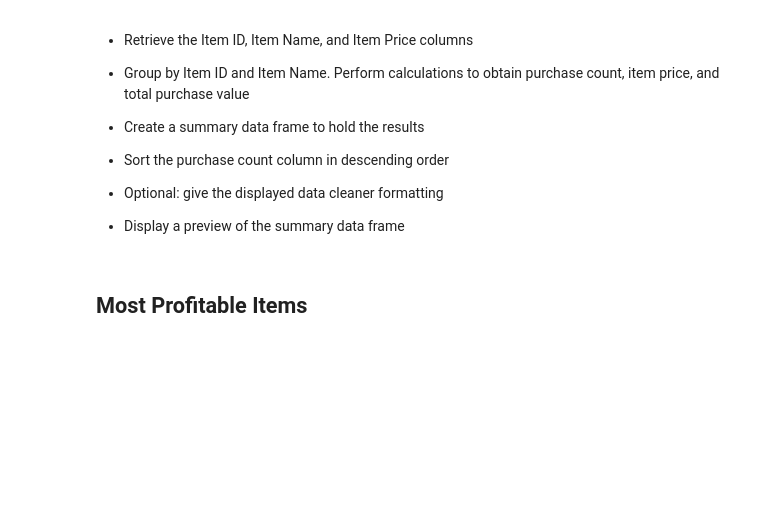
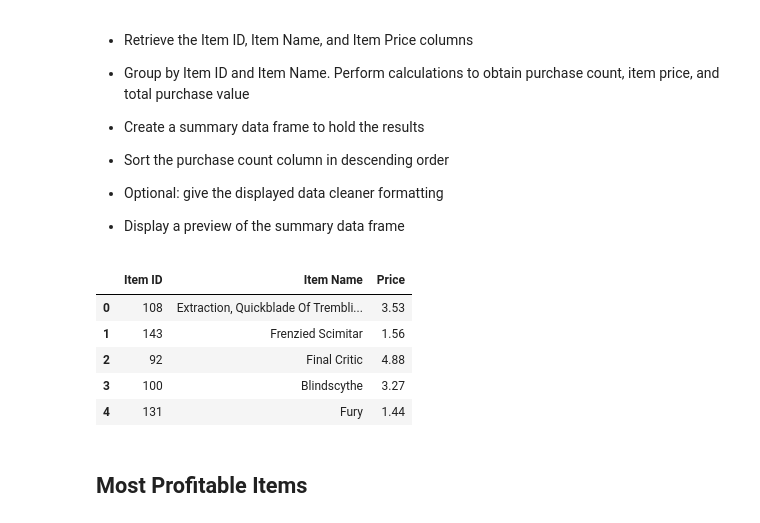
Before and after one commit to Agrattendick/Week-4-Homework, a Jupyter notebook: Instructions/HeroesOfPymoli/HeroesOfPymoli_starter.ipynb, the cells around one changed output. Drawn from its saved outputs; the diff is of its cells as text; code cells hidden in the pictures; blank space fills up the shorter version.

```diff
--- a/Instructions/HeroesOfPymoli/HeroesOfPymoli_starter.ipynb
+++ b/Instructions/HeroesOfPymoli/HeroesOfPymoli_starter.ipynb
@@ -421,6 +433,18 @@ topSpendersSummary[:5]
 
 
 * Display a preview of the summary data frame
+# %%
+pop_df = purchase_data
+pop_df = pop_df.reindex(columns=["Item ID", "Item Name", "Price"])
+#pop_df = pop_df.groupby(["Item ID"])
+pop_df.head()
+# %% [output]
+|  | Item ID | Item Name | Price |
+| 0 | 108 | Extraction, Quickblade Of Trembli... | 3.53 |
+| 1 | 143 | Frenzied Scimitar | 1.56 |
+| 2 | 92 | Final Critic | 4.88 |
+| 3 | 100 | Blindscythe | 3.27 |
+| 4 | 131 | Fury | 1.44 |
 # %% [markdown]
 ## Most Profitable Items
 # %% [markdown]
```
Also changed, not shown: parts of 2 cells of this notebook, 1 other file.
